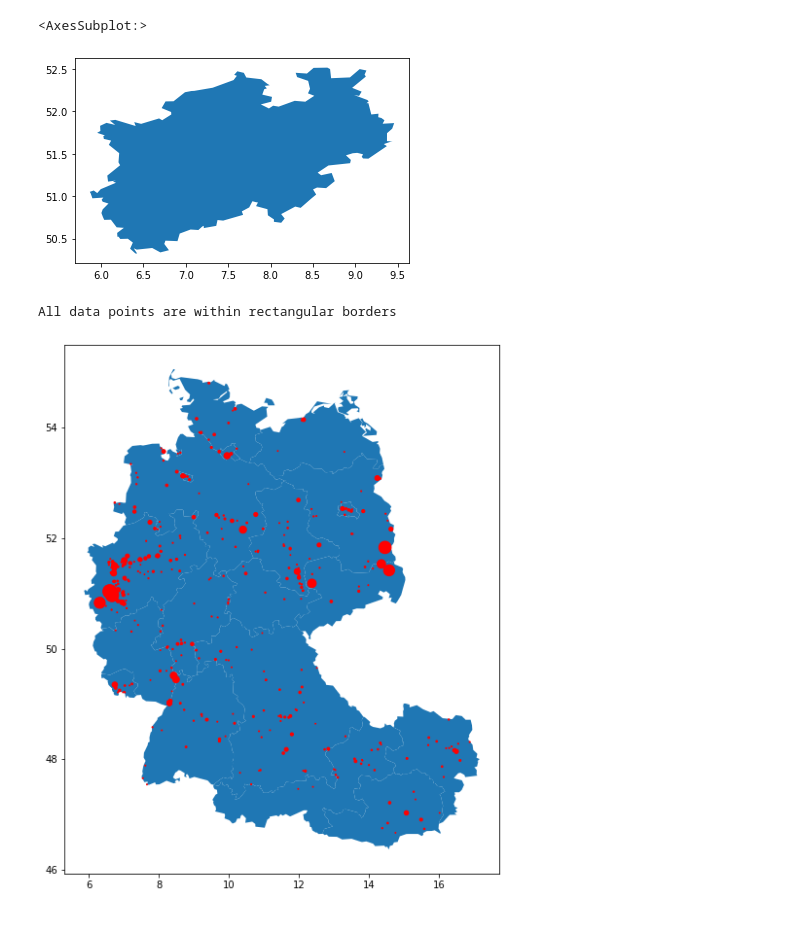
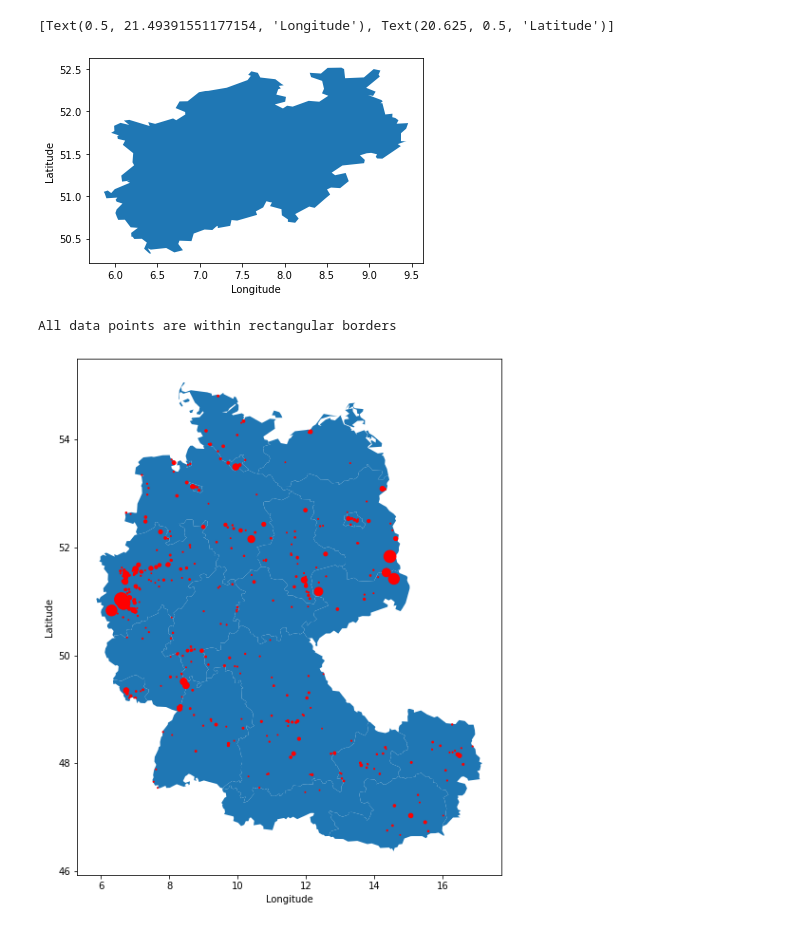
Before and after one commit to ElsevierSoftwareX/SOFTX-D-21-00134, a Jupyter notebook: docs/source/notebooks/Tutorial_3_Using_Map_Data.ipynb, the cells around one changed output. Saved outputs shown, nothing was run; the diff lists cells and outputs as text; code cells hidden in the pictures.

```diff
--- a/docs/source/notebooks/Tutorial_3_Using_Map_Data.ipynb
+++ b/docs/source/notebooks/Tutorial_3_Using_Map_Data.ipynb
@@ -34,32 +36,32 @@ mapdata2.plot()
 # %%
 mapdata3 = ep.f_mb(mb, NUTS_ID=['DEA'], CNTR_CODE='DE')
-mapdata3.plot(aspect='equal')
+mapdata3.plot(aspect='equal').set(xlabel='Longitude', ylabel='Latitude')
 # %% [output]
-<AxesSubplot:>
+[Text(0.5, 21.49391551177154, 'Longitude'), Text(20.625, 0.5, 'Latitude')]
-[figure, old version]
+[figure, new version]
 # %%
 import matplotlib.pyplot as plt
 
 db = ep.read_db()
 
 CountryName = ['Germany', 'Austria']
 ReportingYear = [2017]
 PollutantName = ['Carbon dioxide (CO2)']
 
 
 
 data4 = ep.f_db(db,CountryName=CountryName, ReportingYear=ReportingYear, PollutantName=PollutantName)
 mapdata4 = ep.f_mb(mb, CNTR_CODE=['DE','AT'])
 
 fig1 = plt.figure()
 ax1 = fig1.add_subplot(1, 1, 1)
 #ax1 = mapdata1.plot(ax=ax1, color='lightgrey')
-ax1 = ep.map_PollutantSource(data4, mapdata4, markersize=200, ax=ax1)
+ax1 = ep.map_PollutantSource(data4, mapdata4, markersize=200, ax=ax1).set(xlabel='Longitude', ylabel='Latitude')
 fig1.set_figheight(10)
 fig1.set_figwidth(10)
 # %% [output]
 All data points are within rectangular borders
-[figure, old version]
+[figure, new version]
 # %%
 CountryName = ['Germany', 'Austria']
 ReportingYear = [2017]
```
Also changed, not shown: parts of 7 cells of this notebook, 18 other files.
